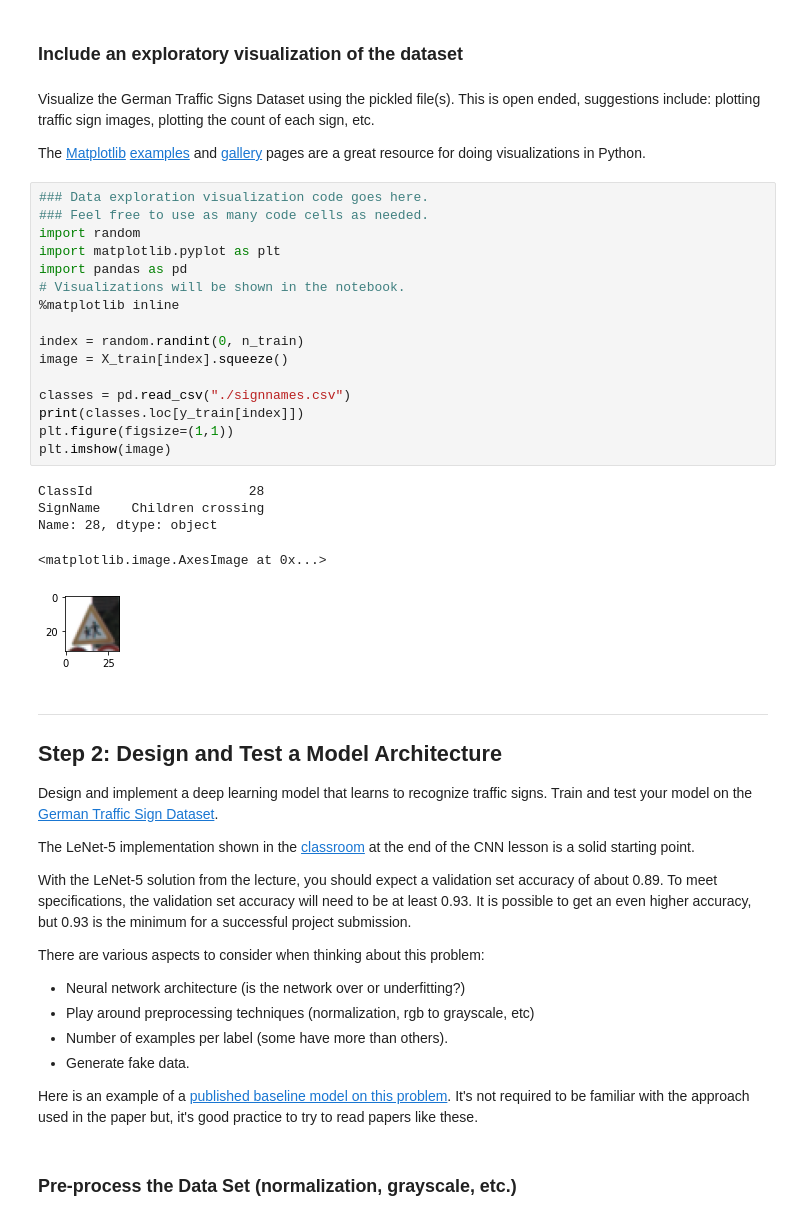
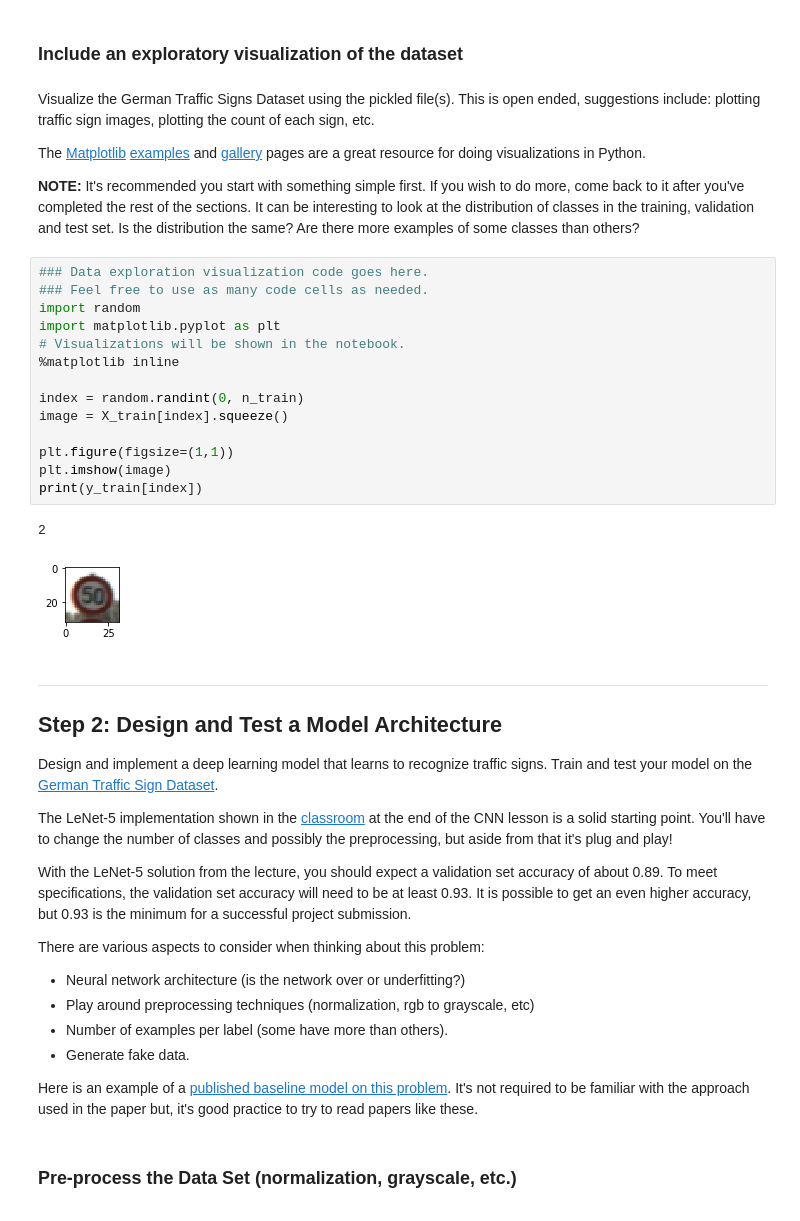
Before and after one commit to Chanho-Ko/CarND-Traffic-Sign-Classifier-Project, a Jupyter notebook: Traffic_Sign_Classifier_CHK.ipynb, the cells around one changed output. Drawn from its saved outputs; the diff is of its cells as text.

```diff
--- a/Traffic_Sign_Classifier_CHK.ipynb
+++ b/Traffic_Sign_Classifier_CHK.ipynb
@@ -95,28 +93,25 @@ Number of classes = 43
 Visualize the German Traffic Signs Dataset using the pickled file(s). This is open ended, suggestions include: plotting traffic sign images, plotting the count of each sign, etc.
 
 The [Matplotlib](http://matplotlib.org/) [examples](http://matplotlib.org/examples/index.html) and [gallery](http://matplotlib.org/gallery.html) pages are a great resource for doing visualizations in Python.
+
+**NOTE:** It's recommended you start with something simple first. If you wish to do more, come back to it after you've completed the rest of the sections. It can be interesting to look at the distribution of classes in the training, validation and test set. Is the distribution the same? Are there more examples of some classes than others?
 # %%
 ### Data exploration visualization code goes here.
 ### Feel free to use as many code cells as needed.
 import random
 import matplotlib.pyplot as plt
-import pandas as pd
 # Visualizations will be shown in the notebook.
 %matplotlib inline
 
 index = random.randint(0, n_train)
 image = X_train[index].squeeze()
 
-classes = pd.read_csv("./signnames.csv")
-print(classes.loc[y_train[index]])
 plt.figure(figsize=(1,1))
 plt.imshow(image)
+print(y_train[index])
 # %% [output]
-ClassId                    28
-SignName    Children crossing
-Name: 28, dtype: object
+2
-<matplotlib.image.AxesImage at 0x...>
-[figure, old version]
+[figure, new version]
 # %% [markdown]
 ----
 
@@ -124,7 +119,7 @@ Name: 28, dtype: object
 
 Design and implement a deep learning model that learns to recognize traffic signs. Train and test your model on the [German Traffic Sign Dataset](http://benchmark.ini.rub.de/?section=gtsrb&subsection=dataset).
 
-The LeNet-5 implementation shown in the [classroom](https://classroom.udacity.com/nanodegrees/nd013/parts/fbf77062-5703-404e-b60c-95b78b2f3f9e/modules/6df7ae49-c61c-4bb2-a23e-6527e69209ec/lessons/601ae704-1035-4287-8b11-e2c2716217ad/concepts/d4aca031-508f-4e0b-b493-e7b706120f81) at the end of the CNN lesson is a solid starting point.
+The LeNet-5 implementation shown in the [classroom](https://classroom.udacity.com/nanodegrees/nd013/parts/fbf77062-5703-404e-b60c-95b78b2f3f9e/modules/6df7ae49-c61c-4bb2-a23e-6527e69209ec/lessons/601ae704-1035-4287-8b11-e2c2716217ad/concepts/d4aca031-508f-4e0b-b493-e7b706120f81) at the end of the CNN lesson is a solid starting point. You'll have to change the number of classes and possibly the preprocessing, but aside from that it's plug and play!
 
 With the LeNet-5 solution from the lecture, you should expect a validation set accuracy of about 0.89. To meet specifications, the validation set accuracy will need to be at least 0.93. It is possible to get an even higher accuracy, but 0.93 is the minimum for a successful project submission.
 
```
Also changed, not shown: parts of 8 cells of this notebook.
